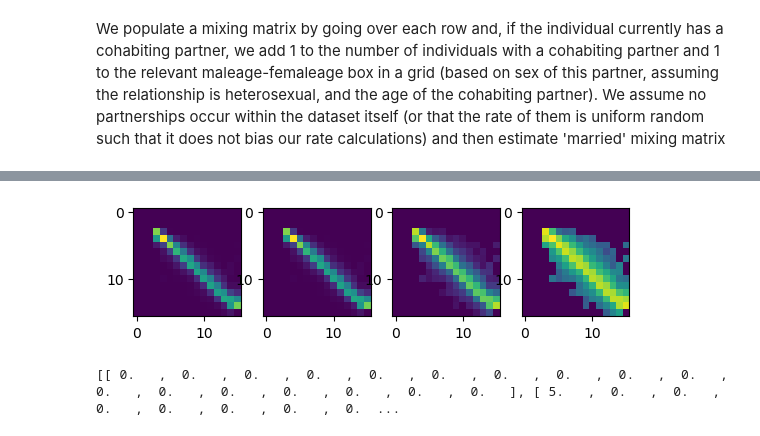
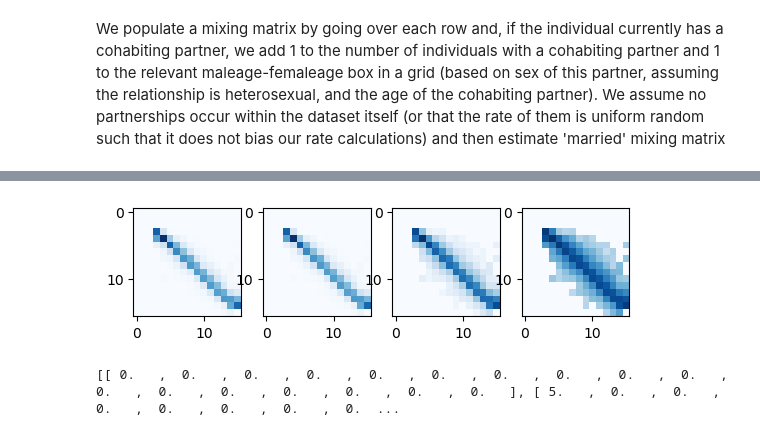
Before and after one commit to fabiansturman/HPVScreeningProject, a Jupyter notebook: literatureAnalysis/Natsal/natsal_analysis.ipynb, the cells around one changed output, grey strips where cells are left out. Cells and saved outputs as stored; diff of their text form; code cells hidden in the pictures.

```diff
--- a/literatureAnalysis/Natsal/natsal_analysis.ipynb
+++ b/literatureAnalysis/Natsal/natsal_analysis.ipynb
@@ -112,14 +112,16 @@ mixing_matrix_dilation5 = dilate_stochastic_matrix(mixing_matrix, temperature=5)
 # %%
 fig, axs = plt.subplots(1,4)
 
-axs[0].imshow(mixing_matrix)
-axs[1].imshow(mixing_matrix_dilation1)
-axs[2].imshow(mixing_matrix_dilation2)
-axs[3].imshow(mixing_matrix_dilation5)
+cmap = "Blues"
+
+axs[0].imshow(mixing_matrix, cmap=cmap)
+axs[1].imshow(mixing_matrix_dilation1,cmap=cmap)
+axs[2].imshow(mixing_matrix_dilation2,cmap=cmap)
+axs[3].imshow(mixing_matrix_dilation5,cmap=cmap)
 
 plt.show()
 # %% [output]
-[figure, old version]
+[figure, new version]
 # %%
 def add_row_starts(mat, bins):
     """
```
Also changed, not shown: parts of 6 cells of this notebook, 40 other files.
